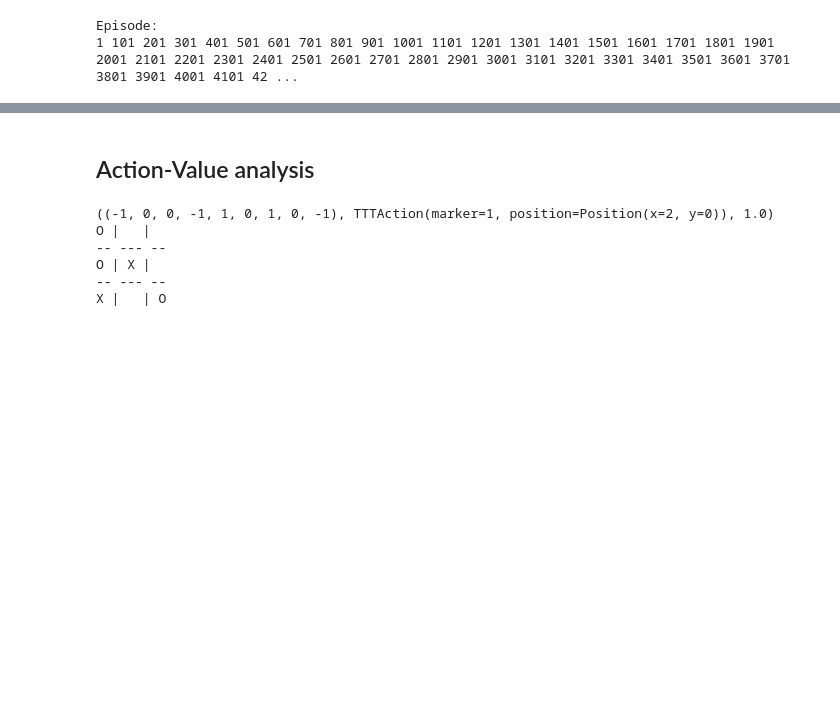
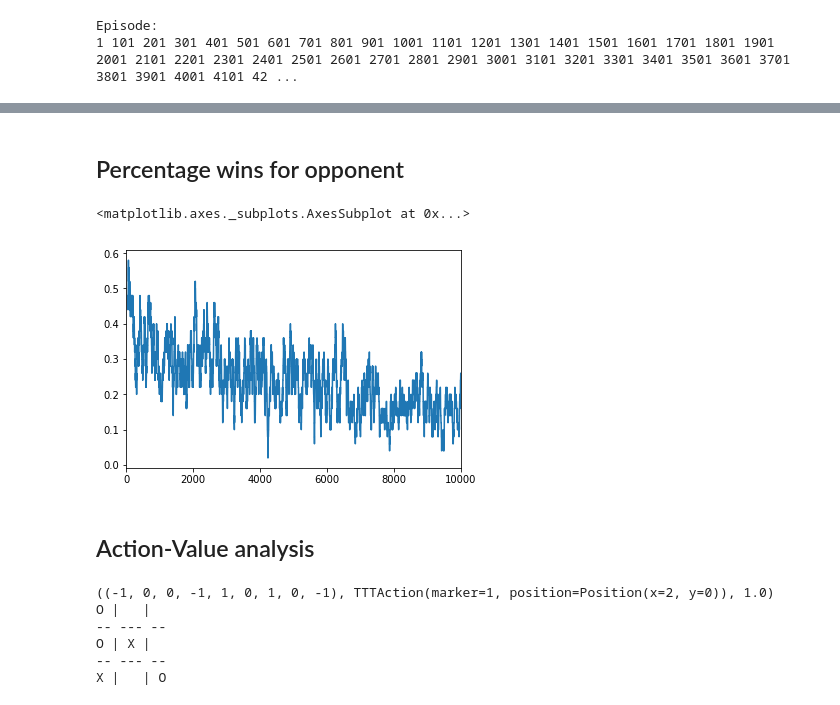
Before and after one commit to samdjstephens/reinforce, a Jupyter notebook: tic_tac_toe/TicTacToe.ipynb, the cells around one changed output, grey strips where cells are left out. Cells and saved outputs as stored; diff of their text form; code cells hidden in the pictures; blank space fills up the shorter version.

```diff
--- a/tic_tac_toe/TicTacToe.ipynb
+++ b/tic_tac_toe/TicTacToe.ipynb
@@ -21,3 +37,10 @@ mean_results.plot()
+# %% [markdown]
+## Percentage wins for opponent
+# %%
+results.winners.rolling(50).aggregate(lambda s: (s==-1).sum()/50).plot()
+# %% [output]
+<matplotlib.axes._subplots.AxesSubplot at 0x...>
+[figure, added]
 # %% [markdown]
 ## Action-Value analysis
 # %%
```
Also changed, not shown: parts of 4 cells of this notebook, 4 other files.
